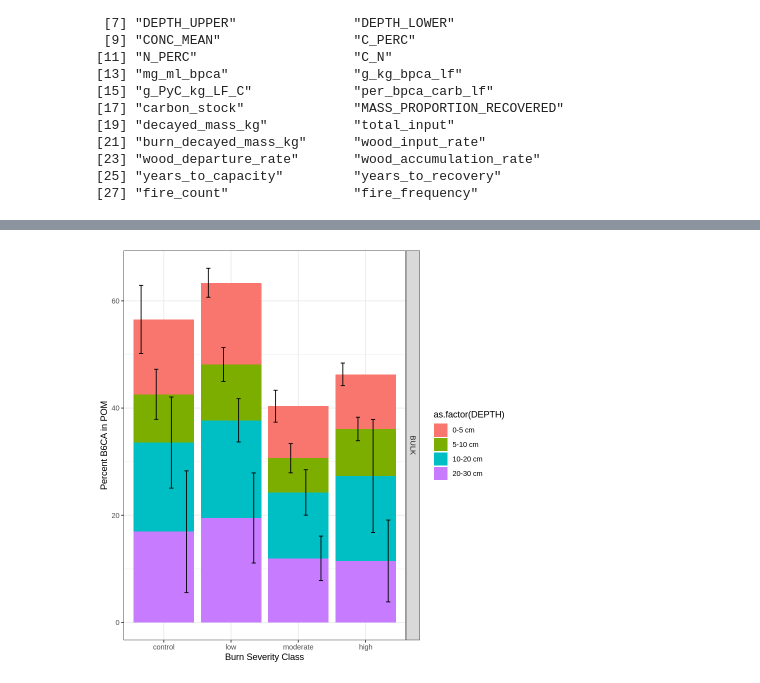
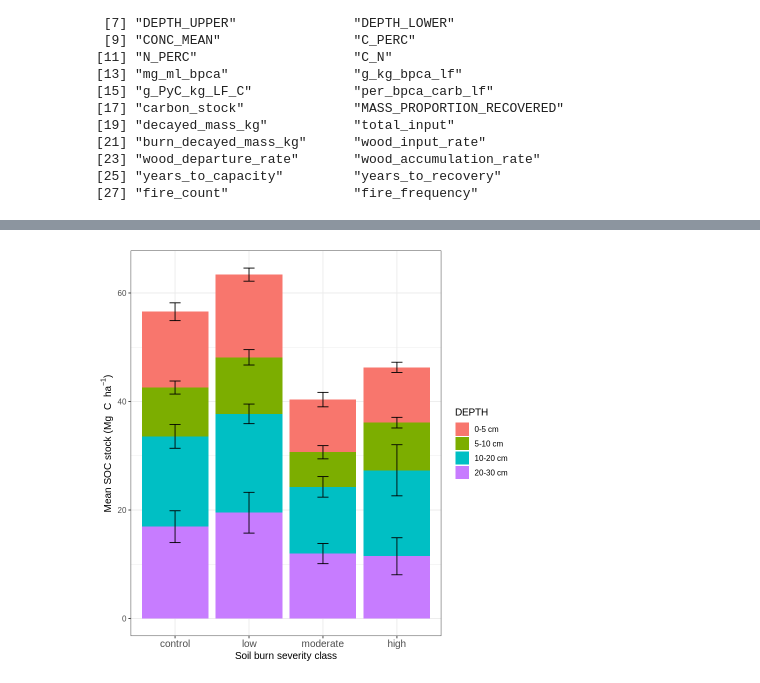
Before and after one commit to hayleypc/BPCA_HFF, a Jupyter notebook: BPCA_analysis_plotting.ipynb, the cells around one changed output, grey strips where cells are left out. Saved outputs shown, nothing was run; the diff lists cells and outputs as text; code cells hidden in the pictures.

```diff
--- a/BPCA_analysis_plotting.ipynb
+++ b/BPCA_analysis_plotting.ipynb
@@ -747,24 +734,31 @@ means_data[FRACTION == 'BULK'] %>%
 # %%
+# Calculate means and standard errors
+summary_data <- analysis_full_bpca_exp_dt[, .(
+  mean_carbon_stock = mean(carbon_stock, na.rm = TRUE),
+  se_carbon_stock = sd(carbon_stock, na.rm = TRUE) / sqrt(.N)  # Calculate standard error
+), by = .(BURN_SEVERITY, FRACTION, DEPTH)]
 
-# Calculate means and standard errors
-summary_data <- analysis_full_bpca_exp_dt[,
-                        .(mean_carbon_stock = mean(carbon_stock, na.rm = TRUE),
-                          sd_carbon_stock = sd(carbon_stock, na.rm = TRUE)),
-                        by = .(BURN_SEVERITY, FRACTION, DEPTH)]
+summary_data[order(DEPTH) %>% rev, mean_carbon_stock_cum_sum := cumsum(mean_carbon_stock), by = .(BURN_SEVERITY, FRACTION)]
 
-summary_data[order(DEPTH) %>% rev,mean_carbon_stock_cum_sum :=cumsum(mean_carbon_stock),by=.(BURN_SEVERITY,FRACTION)]
-# Plot with error bars
-bulk_data <- summary_data[summary_data$FRACTION == 'BULK', ]
+# Plot with standard error bars
+bulk_data <- summary_data[FRACTION == 'BULK']
 
-ggplot(bulk_data, aes(x = BURN_SEVERITY, y = mean_carbon_stock, fill = as.factor(DEPTH))) +
+ggplot(bulk_data, aes(x = BURN_SEVERITY, y = mean_carbon_stock, fill = DEPTH)) +
   geom_bar(stat = "identity") +
-  geom_errorbar(aes(ymin = mean_carbon_stock_cum_sum - sd_carbon_stock, ymax = mean_carbon_stock_cum_sum + sd_carbon_stock),
-                position = position_dodge(width = 0.9), width = 0.25) +
-  ylab('Percent B6CA in POM') +
+  geom_errorbar(
+    aes(ymin = mean_carbon_stock_cum_sum - se_carbon_stock, ymax = mean_carbon_stock_cum_sum + se_carbon_stock),
+    width = 0.15
+  ) +
+  ylab(bquote('Mean SOC stock (' * Mg ~ 'C' ~ ha^-1 * ')')) +
   theme_bw() +
-  facet_grid(FRACTION ~ ., scales = 'free_y') +
-  xlab('Burn Severity Class')
+  theme(
+    axis.text.x = element_text(size = 12),
+    text = element_text(size = 12),
+    axis.title = element_text(size = 12),
+    strip.text = element_text(size = 12)
+  ) +
+  xlab('Soil burn severity class')
 # %% [output]
-[figure, old version]
+[figure, new version]
 # %%
 summary_data[order(DEPTH) %>% rev,mean_carbon_stock_cum_sum :=cumsum(mean_carbon_stock),by=.(BURN_SEVERITY,FRACTION)]
```
Also changed, not shown: parts of 15 cells of this notebook.
